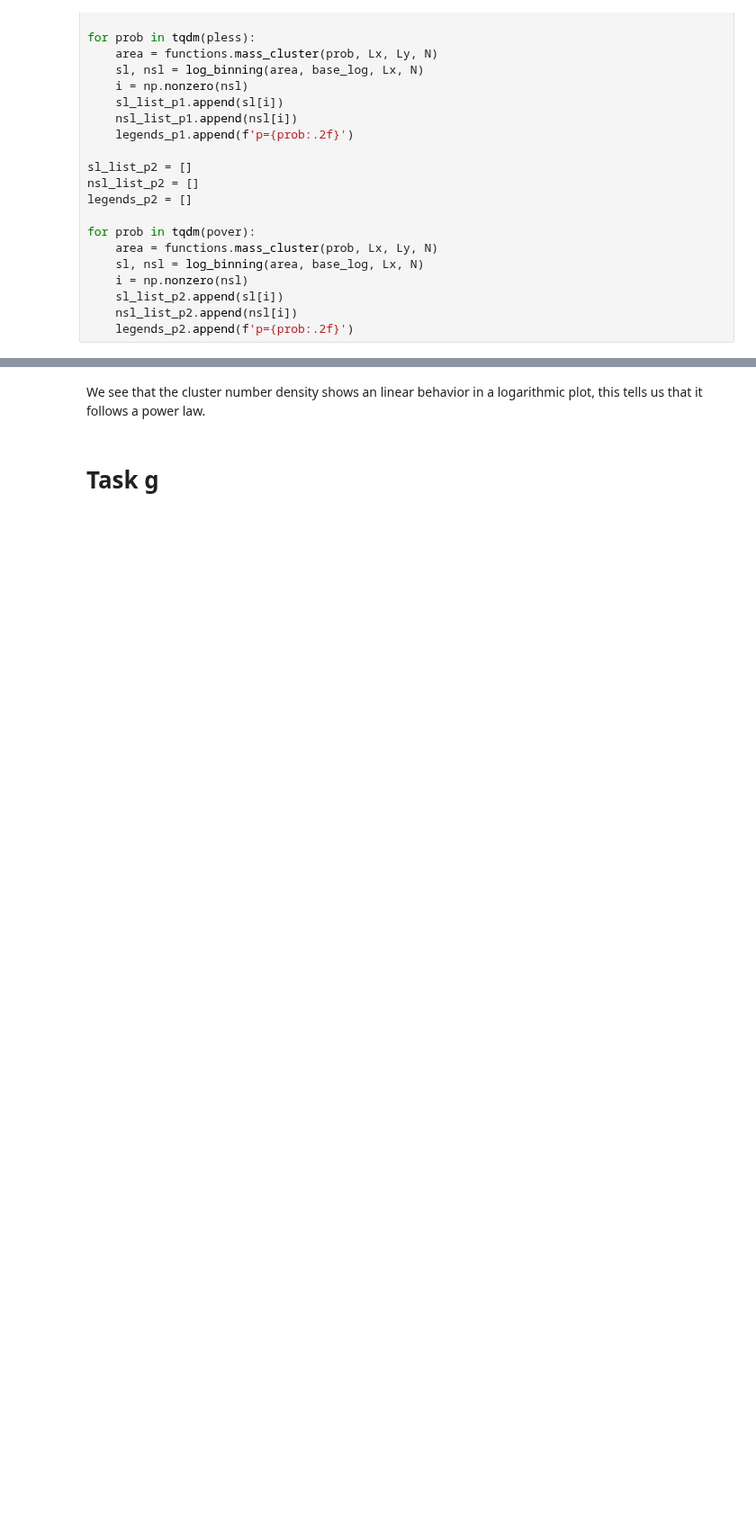
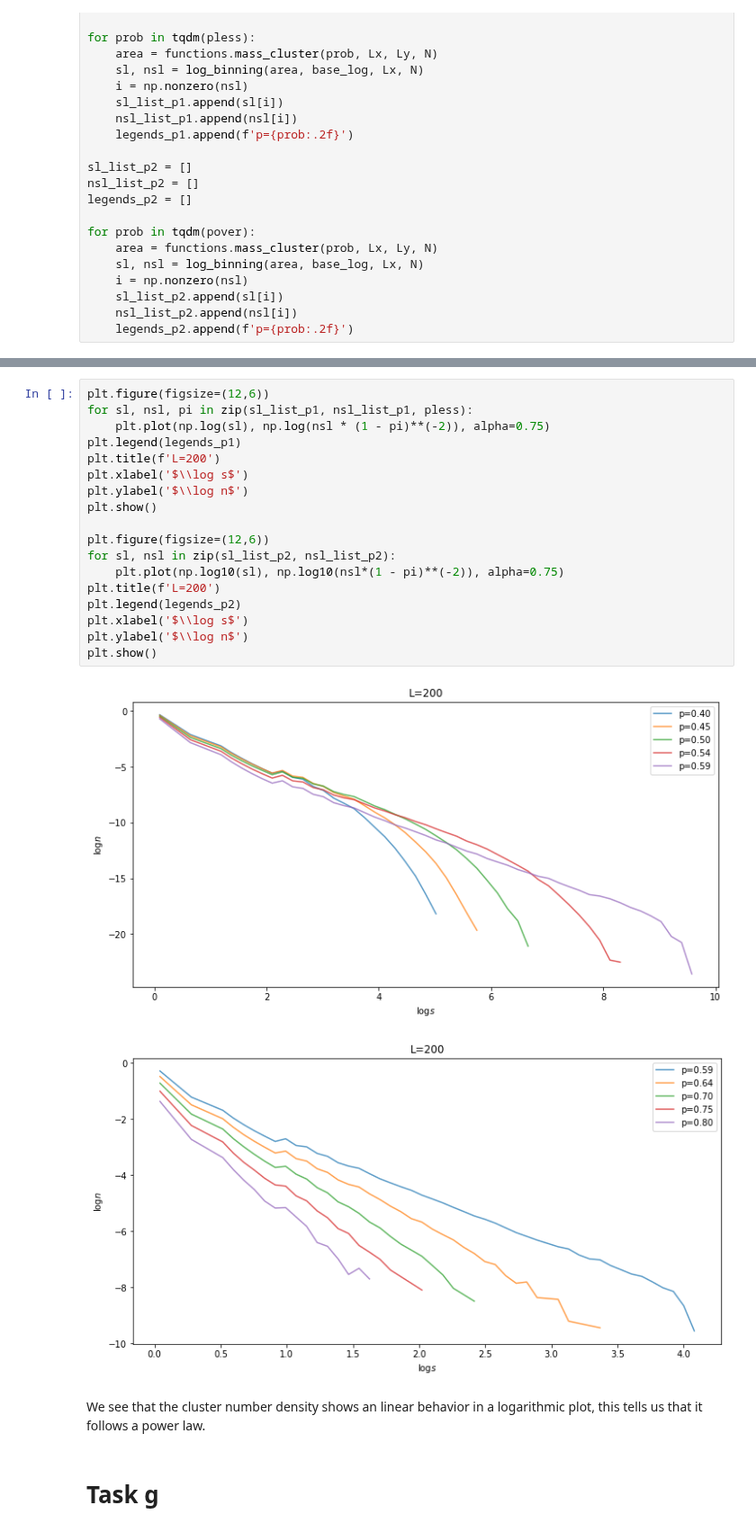
Before and after one commit to chdre/FYS4460, a Jupyter notebook: Project3/Project3.ipynb, the cells around one changed output, grey strips where cells are left out. Shown at 90% size. Cells and saved outputs as stored; diff of their text form; blank space fills up the shorter version.

```diff
--- a/Project3/Project3.ipynb
+++ b/Project3/Project3.ipynb
@@ -225,3 +225,24 @@ plt.show()
+# %%
+plt.figure(figsize=(12,6))
+for sl, nsl, pi in zip(sl_list_p1, nsl_list_p1, pless):
+    plt.plot(np.log(sl), np.log(nsl * (1 - pi)**(-2)), alpha=0.75)
+plt.legend(legends_p1)
+plt.title(f'L=200')
+plt.xlabel('$\\log s$')
+plt.ylabel('$\\log n$')
+plt.show()
+
+plt.figure(figsize=(12,6))
+for sl, nsl in zip(sl_list_p2, nsl_list_p2):
+    plt.plot(np.log10(sl), np.log10(nsl*(1 - pi)**(-2)), alpha=0.75)
+plt.title(f'L=200')
+plt.legend(legends_p2)
+plt.xlabel('$\\log s$')
+plt.ylabel('$\\log n$')
+plt.show()
+# %% [output]
+[figure, added]
+[figure, added]
 # %% [markdown]
 We see that the cluster number density shows an linear behavior in a logarithmic plot, this tells us that it follows a power law.
 # %% [markdown]
```
Also changed, not shown: parts of 1 cell of this notebook, 4 other files.
